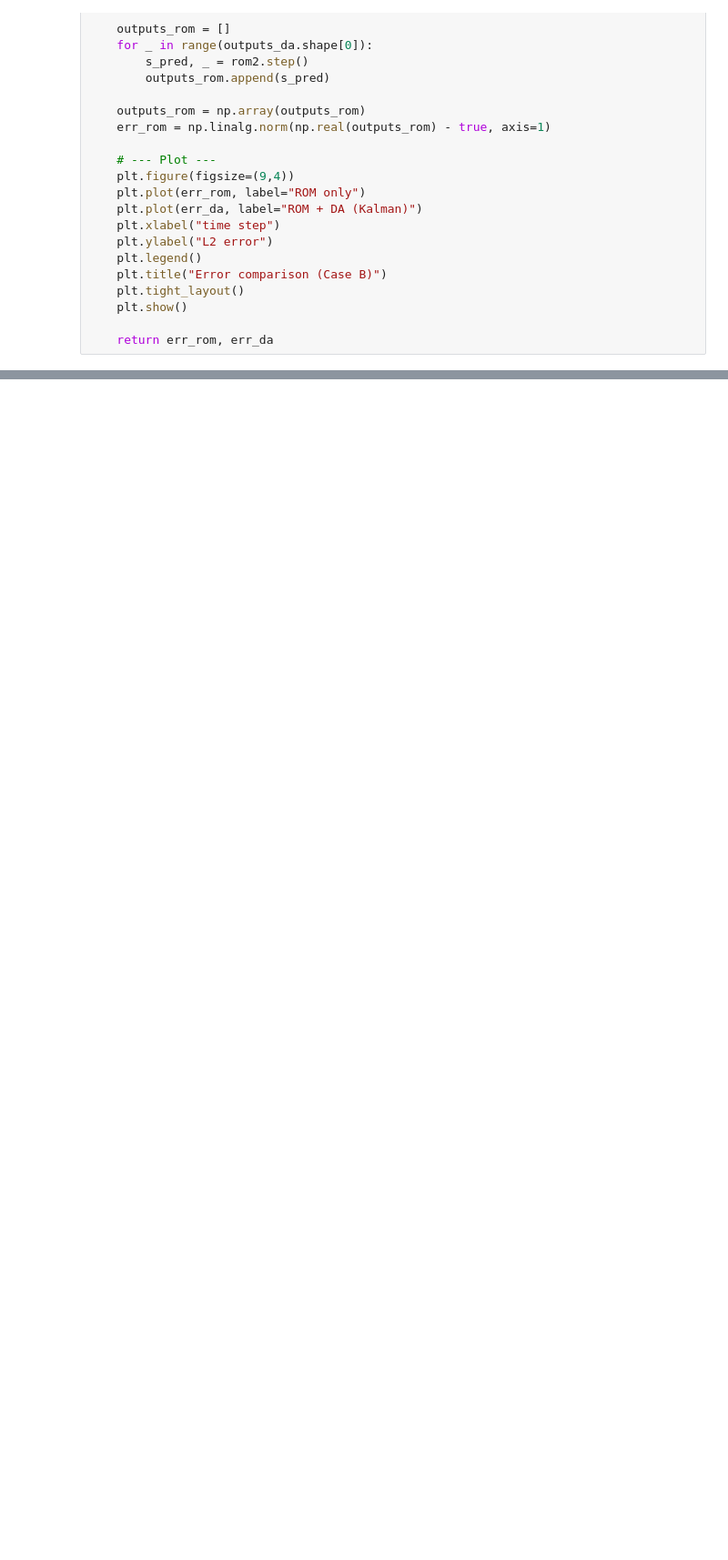
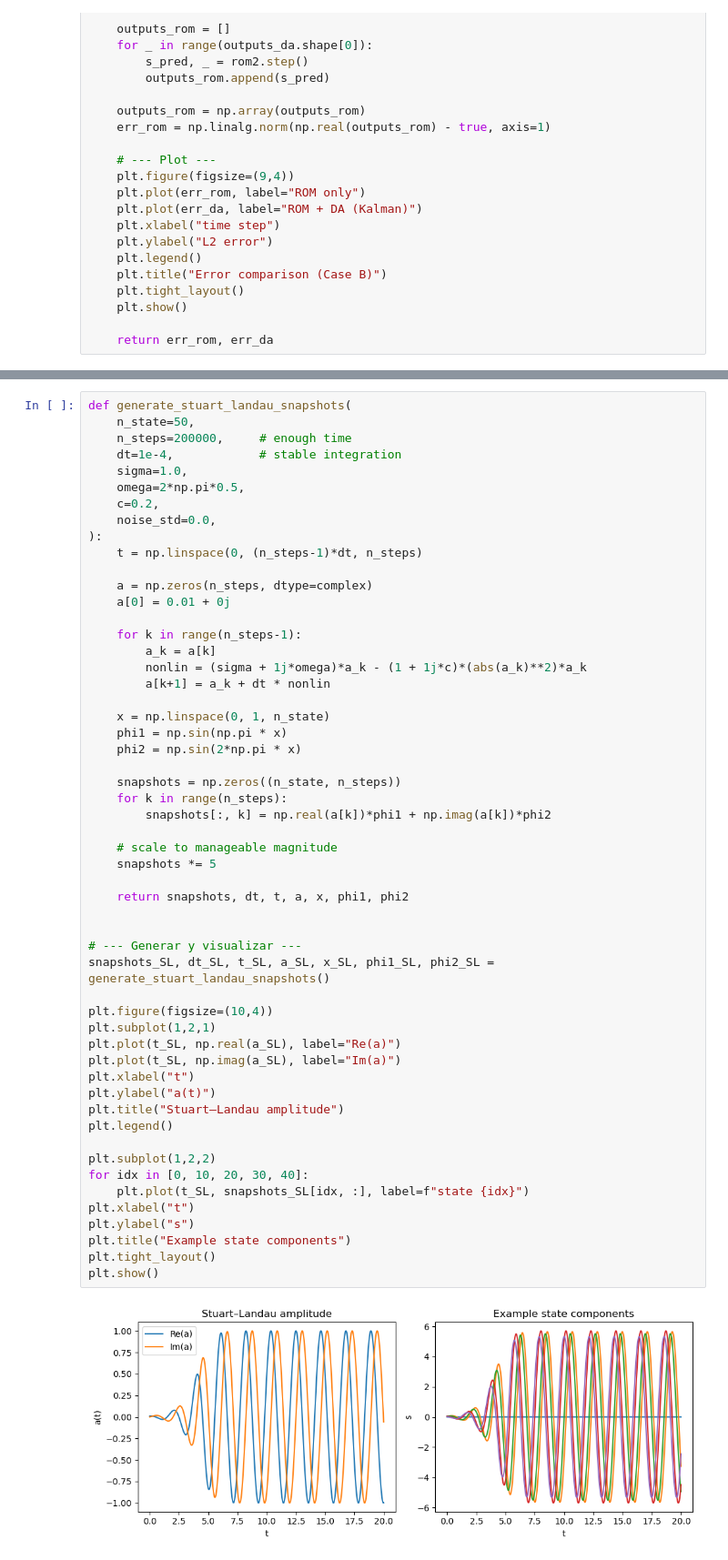
Before and after one commit to angelgvillatoro/bullville_M1, a Jupyter notebook: phd plan/pipeline.ipynb, the cells around one changed output, grey strips where cells are left out. Shown at 91% size. Cells and saved outputs as stored; diff of their text form; blank space fills up the shorter version.

```diff
--- a/phd plan/pipeline.ipynb
+++ b/phd plan/pipeline.ipynb
@@ -822,0 +790,56 @@ def build_Hx_from_indices(n_state, sensor_indices):
+# %%
+def generate_stuart_landau_snapshots(
+    n_state=50,
+    n_steps=200000,     # enough time
+    dt=1e-4,            # stable integration
+    sigma=1.0,
+    omega=2*np.pi*0.5,
+    c=0.2,
+    noise_std=0.0,
+):
+    t = np.linspace(0, (n_steps-1)*dt, n_steps)
+
+    a = np.zeros(n_steps, dtype=complex)
+    a[0] = 0.01 + 0j
+
+    for k in range(n_steps-1):
+        a_k = a[k]
+        nonlin = (sigma + 1j*omega)*a_k - (1 + 1j*c)*(abs(a_k)**2)*a_k
+        a[k+1] = a_k + dt * nonlin
+
+    x = np.linspace(0, 1, n_state)
+    phi1 = np.sin(np.pi * x)
+    phi2 = np.sin(2*np.pi * x)
+
+    snapshots = np.zeros((n_state, n_steps))
+    for k in range(n_steps):
+        snapshots[:, k] = np.real(a[k])*phi1 + np.imag(a[k])*phi2
+
+    # scale to manageable magnitude
+    snapshots *= 5
+
+    return snapshots, dt, t, a, x, phi1, phi2
+
+
+# --- Generar y visualizar ---
+snapshots_SL, dt_SL, t_SL, a_SL, x_SL, phi1_SL, phi2_SL = generate_stuart_landau_snapshots()
+
+plt.figure(figsize=(10,4))
+plt.subplot(1,2,1)
+plt.plot(t_SL, np.real(a_SL), label="Re(a)")
+plt.plot(t_SL, np.imag(a_SL), label="Im(a)")
+plt.xlabel("t")
+plt.ylabel("a(t)")
+plt.title("Stuart–Landau amplitude")
+plt.legend()
+
+plt.subplot(1,2,2)
+for idx in [0, 10, 20, 30, 40]:
+    plt.plot(t_SL, snapshots_SL[idx, :], label=f"state {idx}")
+plt.xlabel("t")
+plt.ylabel("s")
+plt.title("Example state components")
+plt.tight_layout()
+plt.show()
+# %% [output]
+[figure, added]
```
Also changed, not shown: parts of 34 cells of this notebook, 2 other files.
